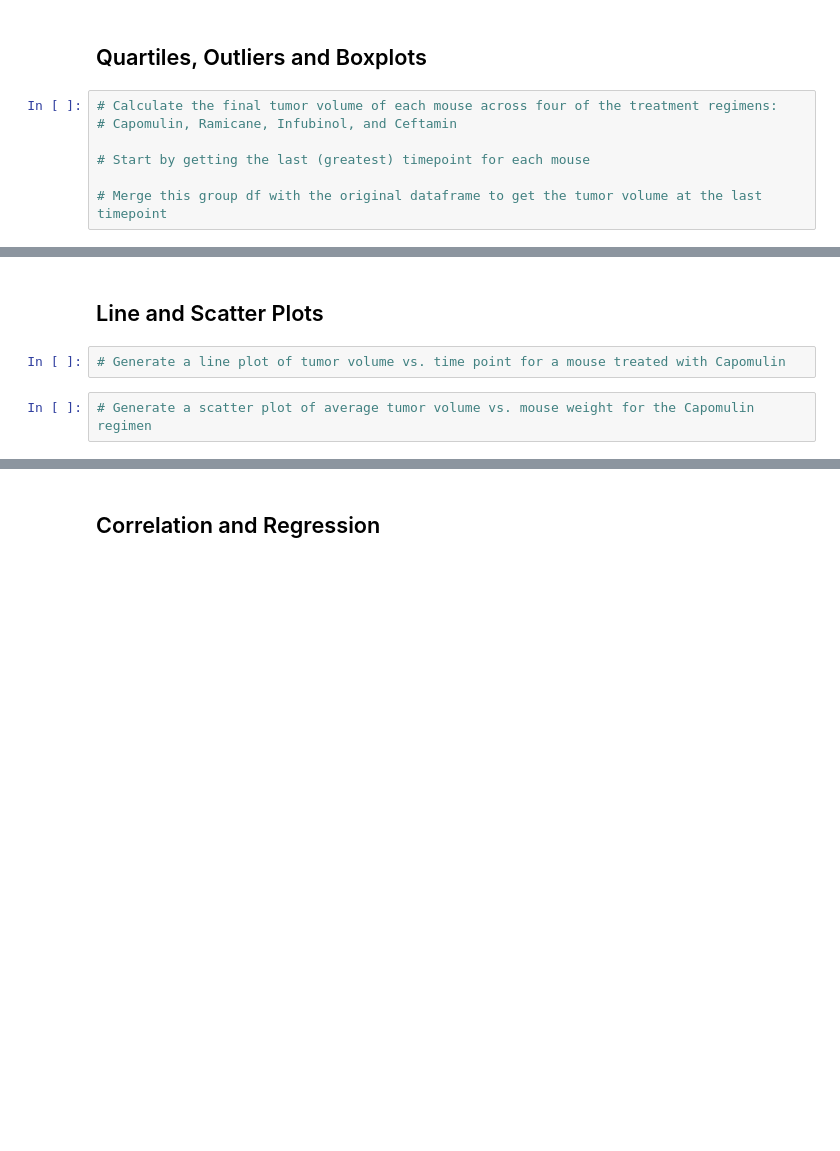
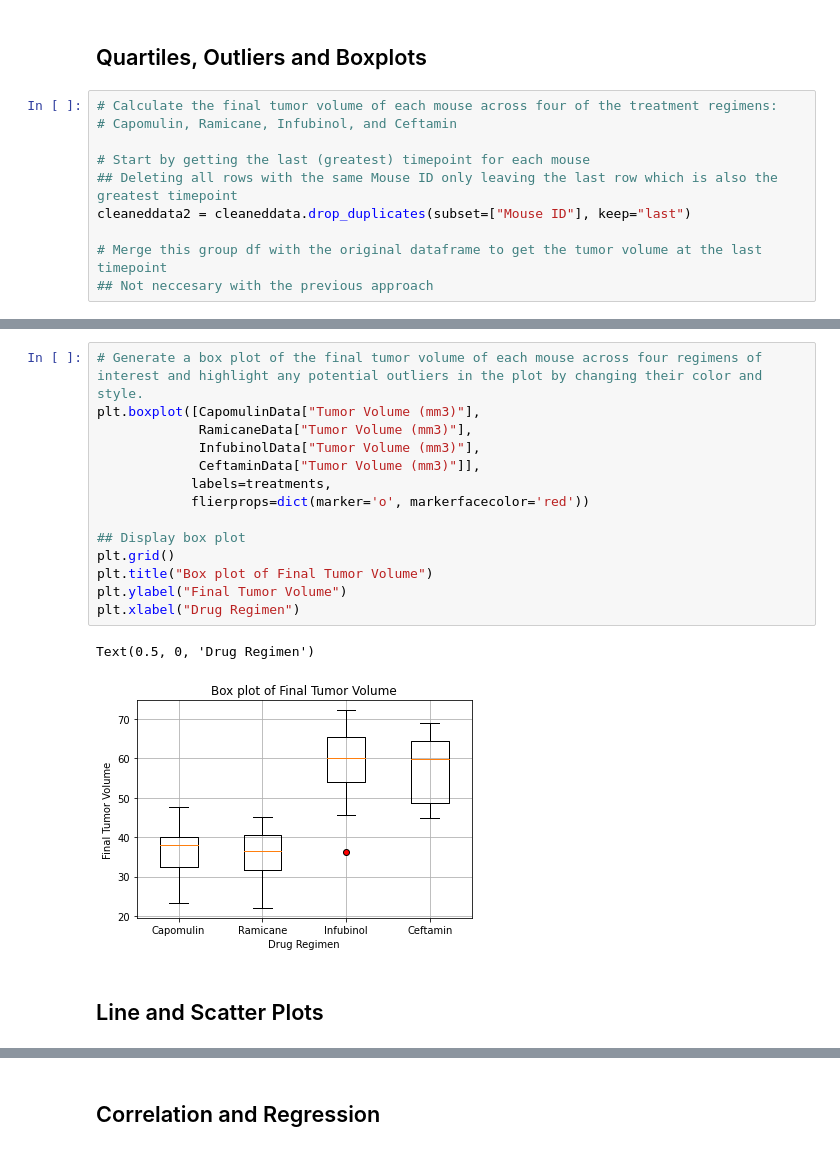
Before and after one commit to joelox87/matplotlib-challenge, a Jupyter notebook: pymaceuticals.ipynb, the cells around one changed output, grey strips where cells are left out. Drawn from its saved outputs; the diff is of its cells as text; blank space fills up the shorter version.

```diff
--- a/pymaceuticals.ipynb
+++ b/pymaceuticals.ipynb
@@ -203,5 +205,8 @@ plt.pie(distribution)
 # Capomulin, Ramicane, Infubinol, and Ceftamin
 
 # Start by getting the last (greatest) timepoint for each mouse
+## Deleting all rows with the same Mouse ID only leaving the last row which is also the greatest timepoint
+cleaneddata2 = cleaneddata.drop_duplicates(subset=["Mouse ID"], keep="last")
 
 # Merge this group df with the original dataframe to get the tumor volume at the last timepoint
+## Not neccesary with the previous approach
@@ -227,6 +319,19 @@ plt.pie(distribution)
+# %%
+# Generate a box plot of the final tumor volume of each mouse across four regimens of interest and highlight any potential outliers in the plot by changing their color and style.
+plt.boxplot([CapomulinData["Tumor Volume (mm3)"],
+             RamicaneData["Tumor Volume (mm3)"],
+             InfubinolData["Tumor Volume (mm3)"],
+             CeftaminData["Tumor Volume (mm3)"]],
+            labels=treatments,
+            flierprops=dict(marker='o', markerfacecolor='red'))
+
+## Display box plot
+plt.grid()
+plt.title("Box plot of Final Tumor Volume")
+plt.ylabel("Final Tumor Volume")
+plt.xlabel("Drug Regimen")
+# %% [output]
+Text(0.5, 0, 'Drug Regimen')
+[figure, added]
 # %% [markdown]
 ## Line and Scatter Plots
-# %%
-# Generate a line plot of tumor volume vs. time point for a mouse treated with Capomulin
-# %%
-# Generate a scatter plot of average tumor volume vs. mouse weight for the Capomulin regimen
```
Also changed, not shown: parts of 9 cells of this notebook.
